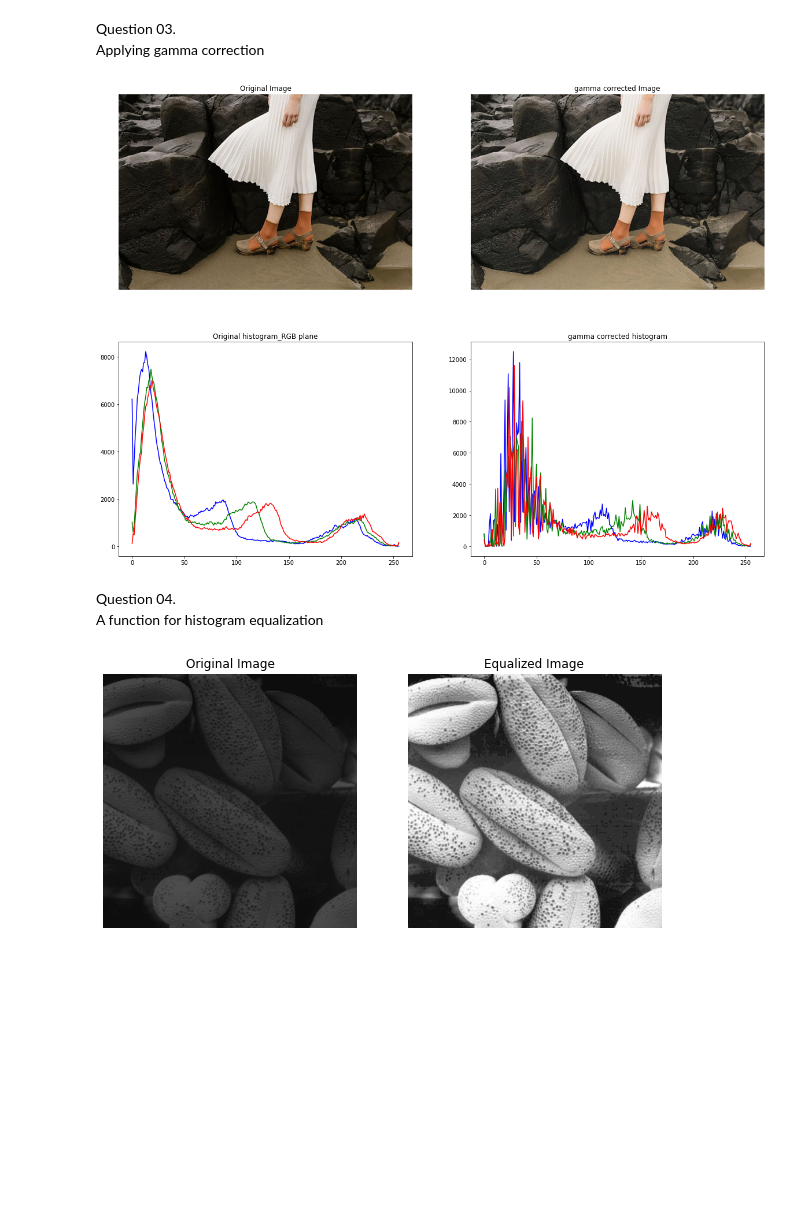
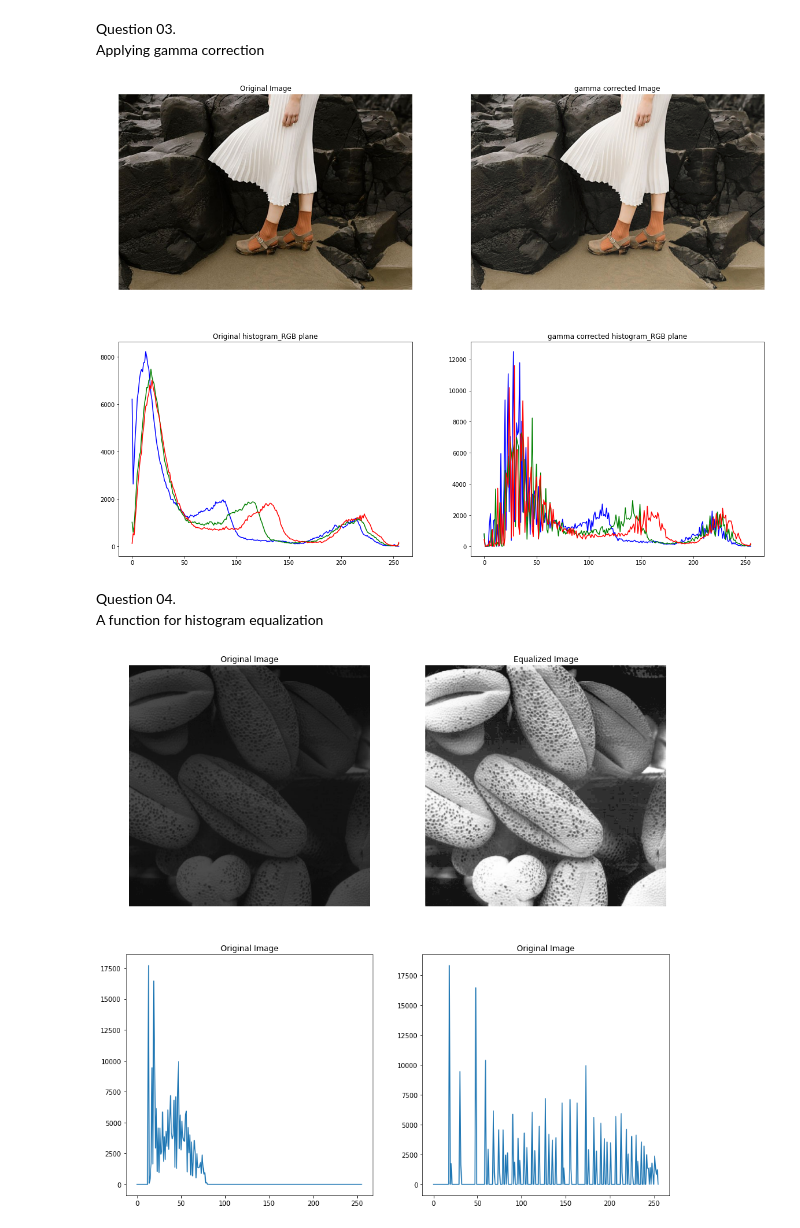
Before and after one commit to CSL9969/EN2550_Image_Processing, a Jupyter notebook: assignment1.ipynb, the cells around one changed output. Drawn from its saved outputs; the diff is of its cells as text; code cells hidden in the pictures; blank space fills up the shorter version.

```diff
--- a/assignment1.ipynb
+++ b/assignment1.ipynb
@@ -109,9 +109,9 @@ ax[1][0].title.set_text("Original histogram_RGB plane")
 
 for i in range(3):
     ax[1][1].plot(lab_hist[i] , color = colours[i])
-ax[1][1].title.set_text("gamma corrected histogram")
+ax[1][1].title.set_text("gamma corrected histogram_RGB plane")
 # %% [output]
-[figure, old version]
+[figure, new version]
 # %% [markdown]
 Question 04.<br>A function for histogram equalization
 # %%
@@ -126,40 +126,48 @@ def calculate_hist(image):   #calculates the histogram of an image
             histogram[j]+=1
     return histogram
 
 def create_lookup(image):  #creating the lookup table for equalization process
     histogram = calculate_hist(image)
     for i in range(1,len(histogram)):
         histogram[i] += histogram[i - 1]
     divisor = len(image) * len(image[0])
     lookup = list(map(int , [i*255/divisor for i in histogram]))
     return lookup
 
 def equalize(image): #equalizing the image
     modified = image.copy() #creating a copy so that it does not affect the original image
     lookup_table = create_lookup(image)
     height = len(image)
     width = len(image[0])
     for i in range(height):
         for j in range(width):
             modified[i][j] = lookup_table[image[i][j]]
 
     return modified
 
 img = cv.imread(r'images/shells.tif' , cv.IMREAD_GRAYSCALE)
 assert img is not None
 
+histogram = calculate_hist(img)
 equalized_img = equalize(img)
+equalized_histogram = calculate_hist(equalized_img)
 
-fig , ax = plt.subplots(1 , 2)
-fig.set_figwidth(10)
-fig.set_figheight(10)
+fig , ax = plt.subplots(2 , 2)
+fig.set_figwidth(15)
+fig.set_figheight(15)
 
-ax[0].imshow(img , cmap = 'gray' , vmin = 0, vmax = 255)
-ax[0].axis('off')
-ax[0].title.set_text("Original Image")
+ax[0][0].imshow(img , cmap = 'gray' , vmin = 0, vmax = 255)
+ax[0][0].axis('off')
+ax[0][0].title.set_text("Original Image")
 
-ax[1].imshow(equalized_img , cmap = 'gray' , vmin = 0, vmax = 255)
-ax[1].axis('off')
-ax[1].title.set_text("Equalized Image")
+ax[1][0].plot(histogram)
+ax[1][0].title.set_text("Original Image")
+
+ax[0][1].imshow(equalized_img , cmap = 'gray' , vmin = 0, vmax = 255)
+ax[0][1].axis('off')
+ax[0][1].title.set_text("Equalized Image")
+
+ax[1][1].plot(equalized_histogram)
+ax[1][1].title.set_text("Original Image")
 # %% [output]
-[figure, old version]
+[figure, new version]
```
Also changed, not shown: parts of 2 cells of this notebook.
